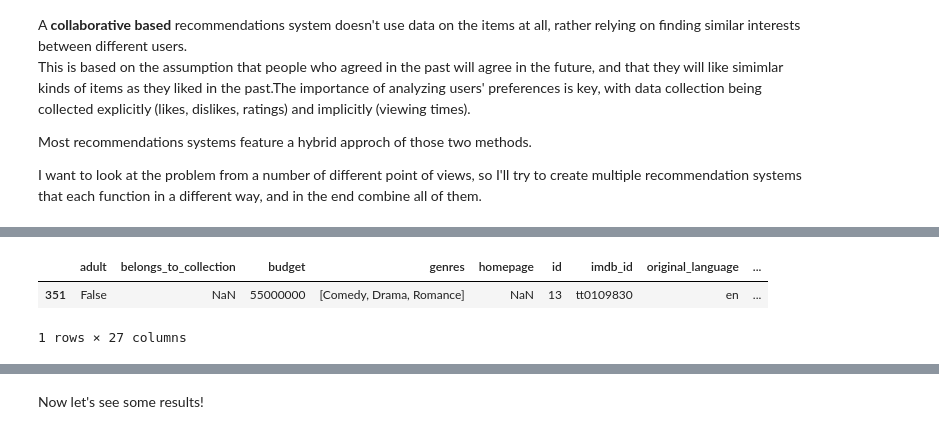
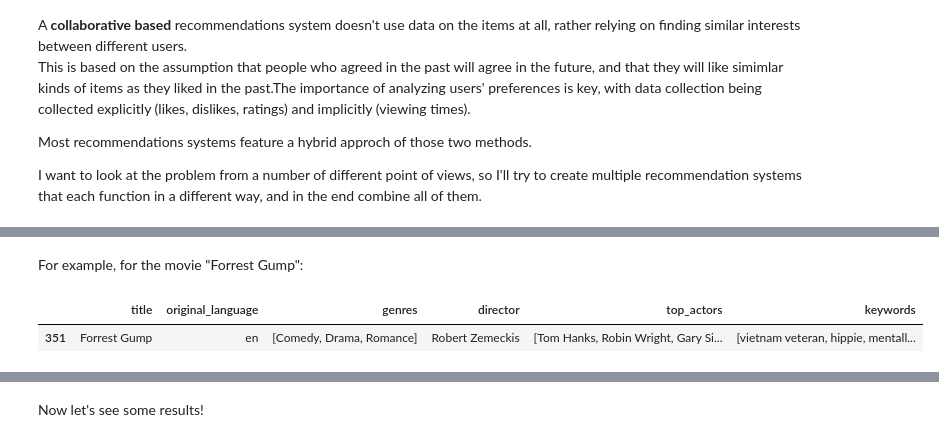
Before and after one commit to adi-benz/movies-rating-analysis, a Jupyter notebook: analysis.ipynb, the cells around one changed output, grey strips where cells are left out. Saved outputs shown, nothing was run; the diff lists cells and outputs as text; code cells hidden in the pictures.

```diff
--- a/analysis.ipynb
+++ b/analysis.ipynb
@@ -165,4 +221,18 @@ movies["crew"] = movies["crew"].apply(lambda value: [x["name"] for x in eval(val
 movies["keywords"] = movies["keywords"].apply(lambda value: [x["name"] for x in eval(value)])
+# %%
+def get_top_5_actors_names(cast):
+    top_actors = eval(cast)[:5]
+    return [actor["name"] for actor in top_actors]
+
+movies["top_actors"] = movies["cast"].apply(lambda cast: get_top_5_actors_names(cast))
+movies.drop(columns=["cast"], inplace=True)
+# %%
+def get_director_name(crew):
+    for crew_member in eval(crew):
+        if crew_member["job"] == "Director":
+            return crew_member["name"]
+movies["director"] = movies["crew"].apply(lambda crew: get_director_name(crew))
+movies.drop(columns=["crew"], inplace=True)
 # %% [markdown]
 To make it simpler to plot different aspects of movies' geners, we'll create a new `DataFrame` that will have a duplicate of each movie per its genre:
 # %%
@@ -485,3 +531,0 @@ movies[["title", *properties_columns]].head()
-# %%
-movies = movies[movies["keywords"].apply(lambda x: len(x) >= 1)][movies["cast"].apply(lambda x: len(x) >= 1)]
-movies.shape
@@ -495,0 +553,3 @@ For example, for the movie "Forrest Gump":
+# %%
+properties_columns = ["original_language", "genres", "director", "top_actors", "keywords"]
+movies[["title", *properties_columns]].head()
@@ -496,6 +593,7 @@ For example, for the movie "Forrest Gump":
+# %% [markdown]
+For example, for the movie "Forrest Gump":
 # %%
-movies[movies['title'] == 'Forrest Gump']
+movies[movies['title'] == 'Forrest Gump'][["title", *properties_columns]]
 # %% [output]
-|  | adult | belongs_to_collection | budget | genres | homepage | id | imdb_id | original_language | ... |
-| 351 | False | NaN | 55000000 | [Comedy, Drama, Romance] | NaN | 13 | tt0109830 | en | ... |
+|  | title | original_language | genres | director | top_actors | keywords |
+| 351 | Forrest Gump | en | [Comedy, Drama, Romance] | Robert Zemeckis | [Tom Hanks, Robin Wright, Gary Si... | [vietnam veteran, hippie, mentall... |
-1 rows × 27 columns
```
Also changed, not shown: parts of 64 cells of this notebook.
